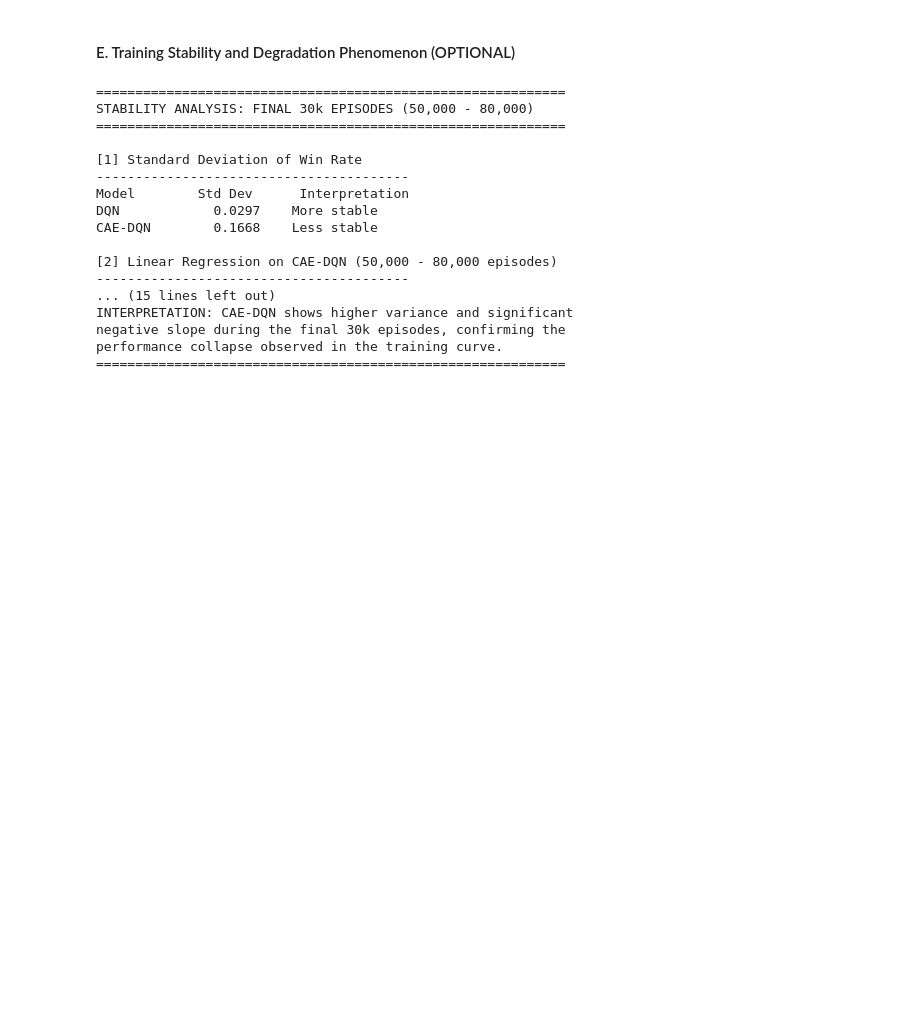
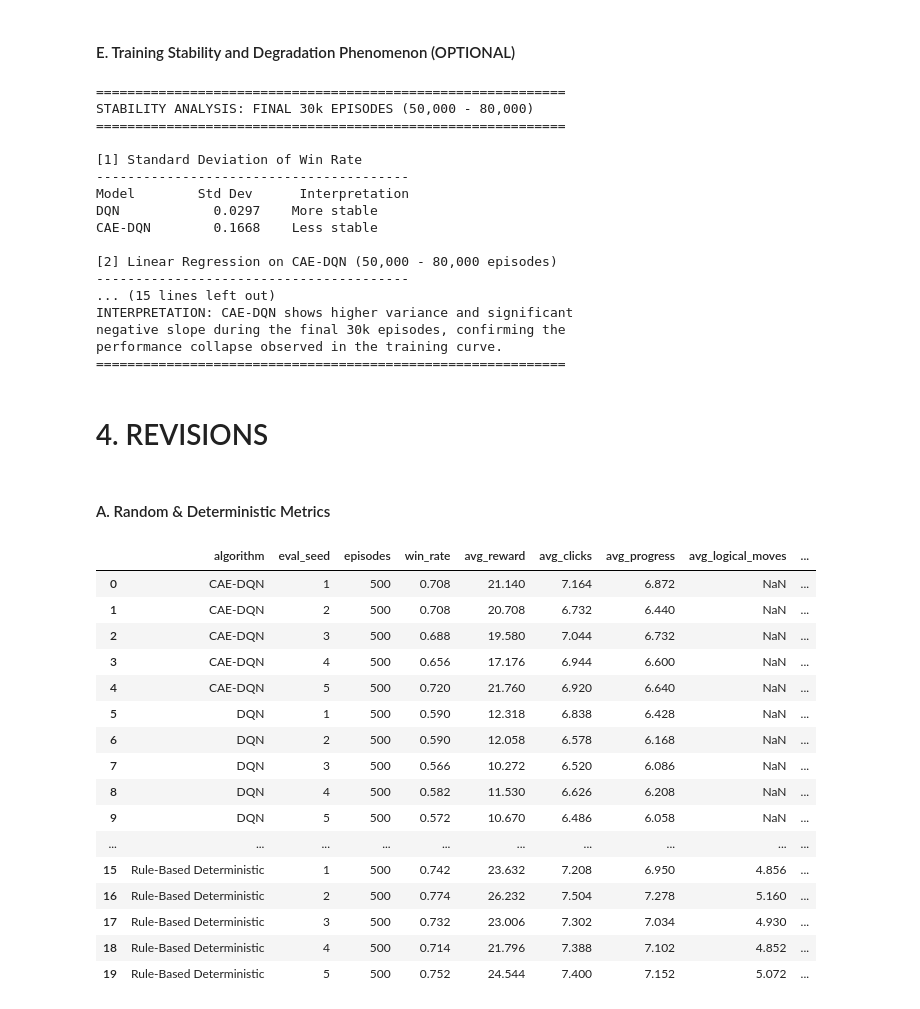
Before and after one commit to MonsieurCoffee/Thesis, a Jupyter notebook: analyze.ipynb, the cells around one changed output. Drawn from its saved outputs; the diff is of its cells as text; code cells hidden in the pictures; blank space fills up the shorter version.

Commit message:
Revision

```diff
--- a/analyze.ipynb
+++ b/analyze.ipynb
@@ -139,3 +139,32 @@ INTERPRETATION: CAE-DQN shows higher variance and significant
 negative slope during the final 30k episodes, confirming the
 performance collapse observed in the training curve.
 ============================================================
+# %% [markdown]
+# 4. REVISIONS
+# %% [markdown]
+#### A. Random & Deterministic Metrics
+# %%
+import pandas as pd
+from IPython.display import display
+
+path = 'revision_experiments/outputs/tables/revision_comparison_by_seed.csv'
+df = pd.read_csv(path)
+display(df)
+# %% [output]
+|  | algorithm | eval_seed | episodes | win_rate | avg_reward | avg_clicks | avg_progress | avg_logical_moves | ... |
+| 0 | CAE-DQN | 1 | 500 | 0.708 | 21.140 | 7.164 | 6.872 | NaN | ... |
+| 1 | CAE-DQN | 2 | 500 | 0.708 | 20.708 | 6.732 | 6.440 | NaN | ... |
+| 2 | CAE-DQN | 3 | 500 | 0.688 | 19.580 | 7.044 | 6.732 | NaN | ... |
+| 3 | CAE-DQN | 4 | 500 | 0.656 | 17.176 | 6.944 | 6.600 | NaN | ... |
+| 4 | CAE-DQN | 5 | 500 | 0.720 | 21.760 | 6.920 | 6.640 | NaN | ... |
+| 5 | DQN | 1 | 500 | 0.590 | 12.318 | 6.838 | 6.428 | NaN | ... |
+| 6 | DQN | 2 | 500 | 0.590 | 12.058 | 6.578 | 6.168 | NaN | ... |
+| 7 | DQN | 3 | 500 | 0.566 | 10.272 | 6.520 | 6.086 | NaN | ... |
+| 8 | DQN | 4 | 500 | 0.582 | 11.530 | 6.626 | 6.208 | NaN | ... |
+| 9 | DQN | 5 | 500 | 0.572 | 10.670 | 6.486 | 6.058 | NaN | ... |
+| ... | ... | ... | ... | ... | ... | ... | ... | ... | ... |
+| 15 | Rule-Based Deterministic | 1 | 500 | 0.742 | 23.632 | 7.208 | 6.950 | 4.856 | ... |
+| 16 | Rule-Based Deterministic | 2 | 500 | 0.774 | 26.232 | 7.504 | 7.278 | 5.160 | ... |
+| 17 | Rule-Based Deterministic | 3 | 500 | 0.732 | 23.006 | 7.302 | 7.034 | 4.930 | ... |
+| 18 | Rule-Based Deterministic | 4 | 500 | 0.714 | 21.796 | 7.388 | 7.102 | 4.852 | ... |
+| 19 | Rule-Based Deterministic | 5 | 500 | 0.752 | 24.544 | 7.400 | 7.152 | 5.072 | ... |
```
Also changed, not shown: parts of 2 cells of this notebook, 40 other files.
